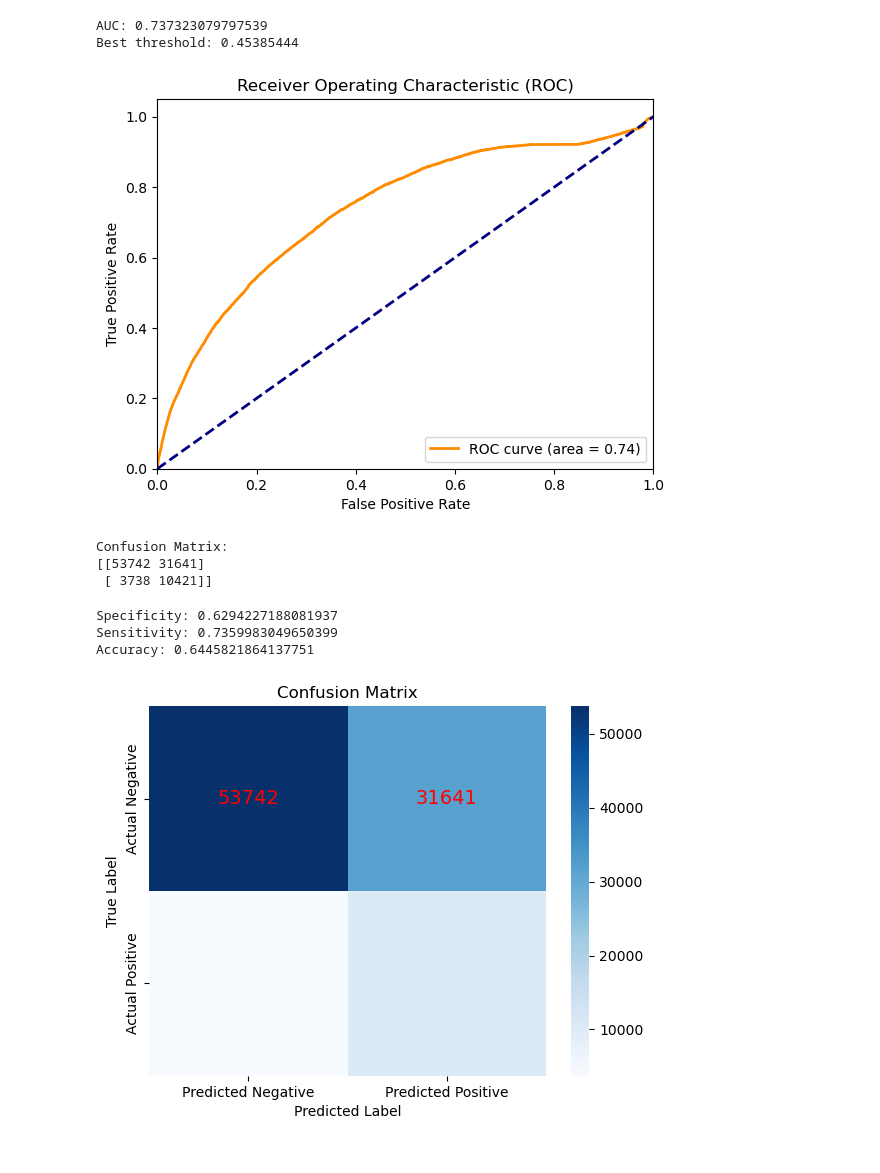
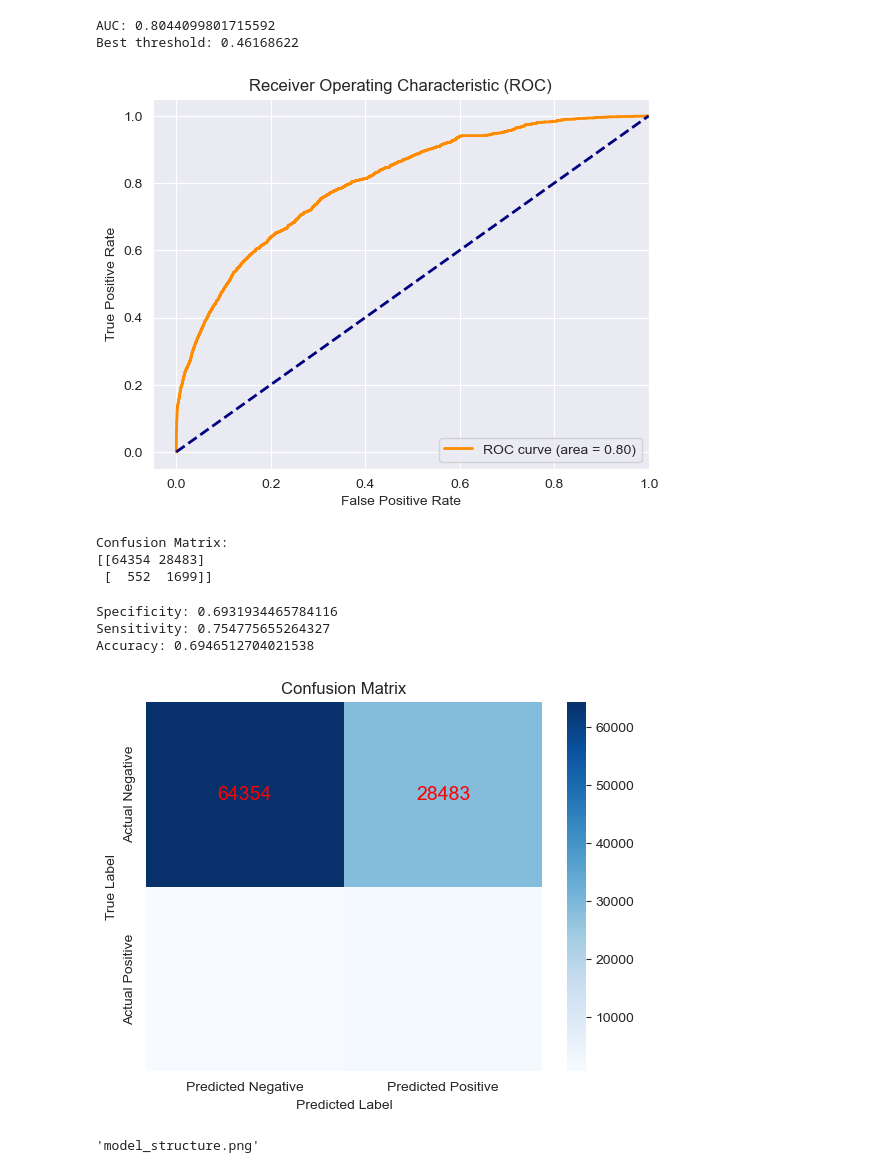
Before and after one commit to chenfancc/Model_building, a Jupyter notebook: 000.ipynb, the cells around one changed output. Cells and saved outputs as stored; diff of their text form; code cells hidden in the pictures.

```diff
--- a/000.ipynb
+++ b/000.ipynb
@@ -7,16 +7,15 @@ from tqdm import tqdm
 
 from main import main_data_loader
 
-train_dataloader, val_dataloader, test_dataloader = main_data_loader()
-model = torch.load("bilstm_1/bilstm_1_25.pth", map_location="cpu")
+train_dataloader, val_dataloader, test_dataloader = main_data_loader(24)
+model = torch.load("保留模型/1/BiLSTM_softmax_24_8.pth", map_location="cpu")
 
 model.eval()  # 设置为评估模式
 true_labels = []
 predicted_probs = []
-threshold = 0.50
 # 对测试数据进行预测
 with torch.no_grad():
-    for item in tqdm(test_dataloader):
+    for item in tqdm(val_dataloader):
         data, targets = item
         data = data.float()
         targets = targets.long()
@@ -29,27 +28,27 @@ fpr, tpr, thresholds = roc_curve(true_labels_flat, predicted_probs_flat)
 roc_auc = auc(fpr, tpr)
 # %%
 # 选择最佳阈值
-best_threshold_index = (1.1 * tpr - fpr).argmax()
+best_threshold_index = (1 * tpr - fpr).argmax()
 best_threshold = thresholds[best_threshold_index]
 # %%
 
 print("AUC:", roc_auc)
 print("Best threshold:", best_threshold)
 # 绘制ROC曲线
 plt.figure()
 plt.plot(fpr, tpr, color='darkorange', lw=2, label='ROC curve (area = %0.2f)' % roc_auc)
 plt.plot([0, 1], [0, 1], color='navy', lw=2, linestyle='--')
-plt.xlim([0.0, 1.0])
-plt.ylim([0.0, 1.05])
+plt.xlim([-0.05, 1.0])
+plt.ylim([-0.05, 1.05])
 plt.xlabel('False Positive Rate')
 plt.ylabel('True Positive Rate')
 plt.title('Receiver Operating Characteristic (ROC)')
 plt.legend(loc="lower right")
 plt.show()
 # %% [output]
-AUC: 0.737323079797539
-Best threshold: 0.45385444
+AUC: 0.8044099801715592
+Best threshold: 0.46168622
-[figure, old version]
+[figure, new version]
 # %%
 TP = np.sum((predicted_probs_flat > best_threshold) & (true_labels_flat == 1))
 FP = np.sum((predicted_probs_flat > best_threshold) & (true_labels_flat == 0))
@@ -61,8 +60,8 @@ print("Confusion Matrix:")
 print(confusion_matrix)
 # %% [output]
 Confusion Matrix:
-[[53742 31641]
- [ 3738 10421]]
+[[64354 28483]
+ [  552  1699]]
 # %%
 specificity = TN / (TN + FP)
 sensitivity = TP / (TP + FN)
@@ -72,9 +71,9 @@ print("Specificity:", specificity)
 print("Sensitivity:", sensitivity)
 print("Accuracy:", accuracy)
 # %% [output]
-Specificity: 0.6294227188081937
-Sensitivity: 0.7359983049650399
-Accuracy: 0.6445821864137751
+Specificity: 0.6931934465784116
+Sensitivity: 0.754775655264327
+Accuracy: 0.6946512704021538
 # %%
 import matplotlib.pyplot as plt
 import seaborn as sns
@@ -89,4 +88,21 @@ plt.ylabel("True Label")
 plt.title("Confusion Matrix")
 plt.show()
 # %% [output]
-[figure, old version]
+[figure, new version]
+# %%
+from model import BiLSTM_BN
+from torchviz import make_dot
+import torch
+import os
+
+model = BiLSTM_BN()
+dummy_input = torch.randn(128, 24, 7)  # 1个样本，3个通道，32x32的图像
+os.environ["PATH"] += os.pathsep + 'E:/Graphviz-11.0.0-win64/bin'  # 替换成你的路径
+
+# 生成模型的计算图
+dot = make_dot(model(dummy_input), params=dict(model.named_parameters()))
+
+# 保存为图片
+dot.render("model_structure", format="png")
+# %% [output]
+'model_structure.png'
```
Also changed, not shown: parts of 1 cell of this notebook, 9 other files.
